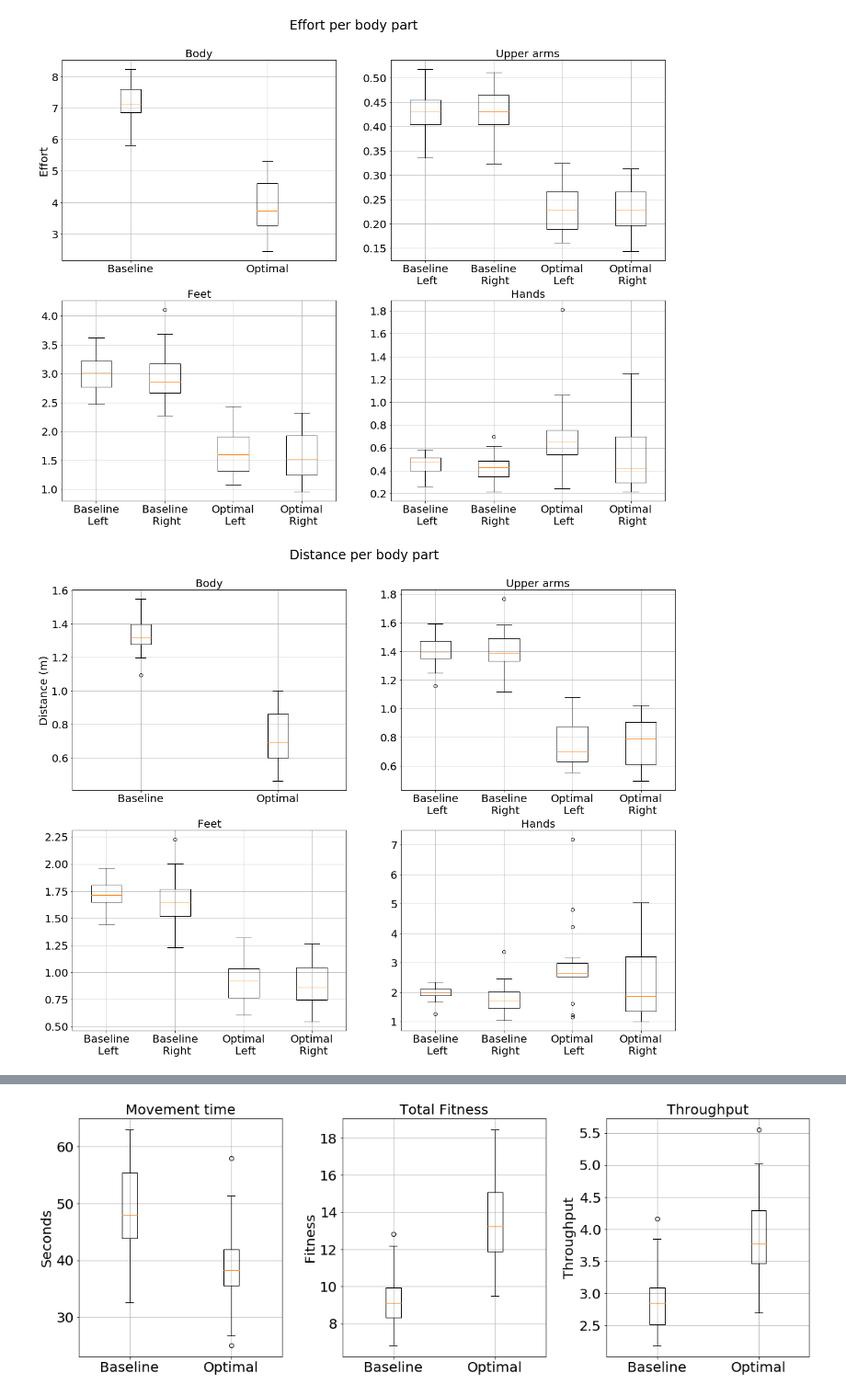
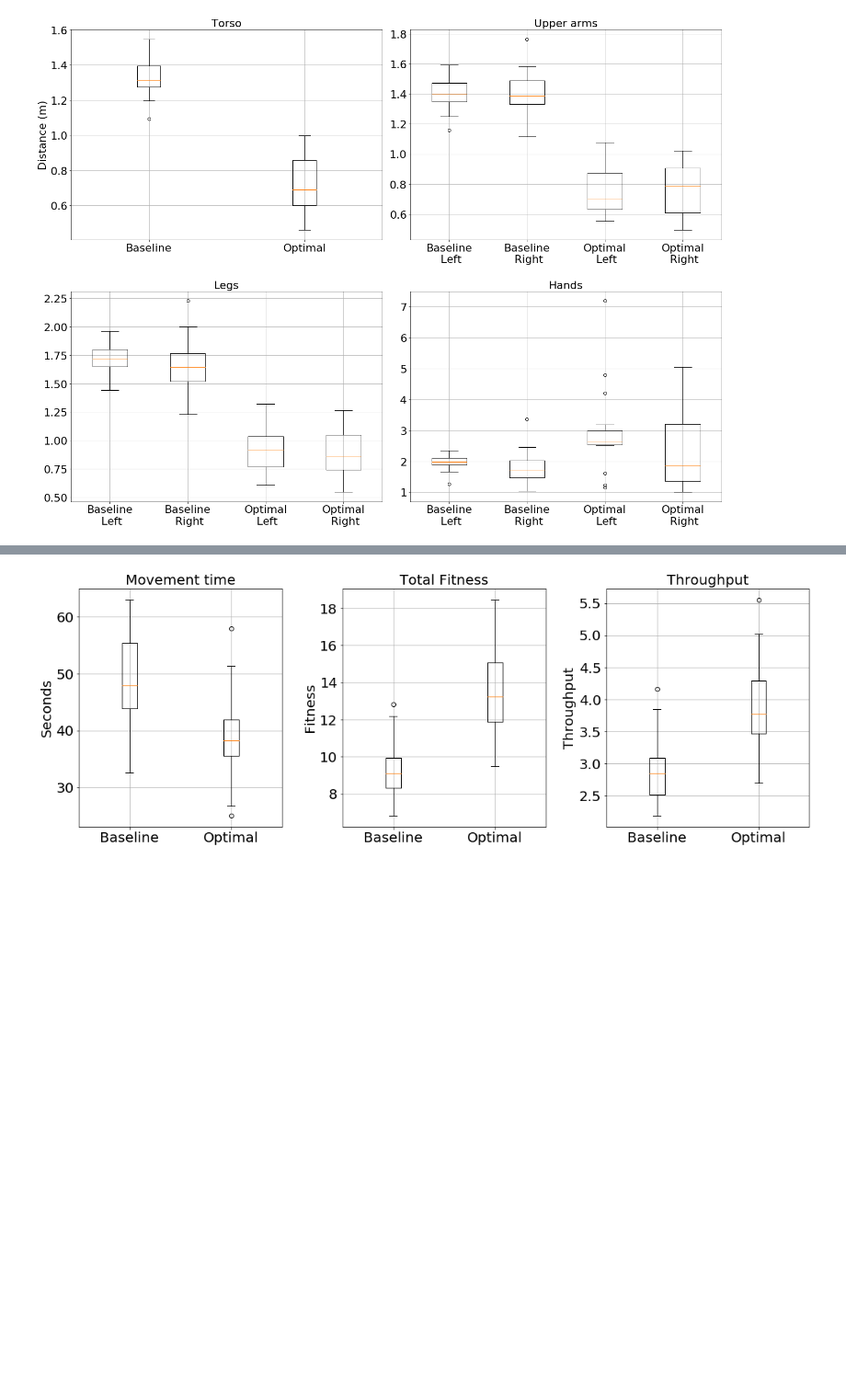
Before and after one commit to AndreeaStefan/SmartuistWrapper, a Jupyter notebook: evaluation/ResultsParticipants.ipynb, the cells around one changed output, grey strips where cells are left out. Shown at 92% size. Saved outputs shown, nothing was run; the diff lists cells and outputs as text; code cells hidden in the pictures; blank space fills up the shorter version.

```diff
--- a/evaluation/ResultsParticipants.ipynb
+++ b/evaluation/ResultsParticipants.ipynb
@@ -169,37 +169,37 @@ def plotResultsPerBodyPart(baseline, optimal, title, yLabel, filename, legends):
     (l_legend, r_legend) = legends
     bodyParts = ["Body", "Left Upper Arm", "Right Upper Arm" , "Right Foot" , "Left Foot", "Left Hand" , "Right Hand", ]
     baseline = np.array(baseline)
     optimal = np.array(optimal)
 
     fig, axs = plt.subplots(nrows = 2, ncols = 2, figsize=(20,15))
-    fig.suptitle(title, y = 0.95)
+#     fig.suptitle(title, y = 0.95)
 
 
     axs[0][0].boxplot([ baseline[:, 0], optimal[:, 0]], labels= [l_legend, r_legend])
     axs[0][1].boxplot([ baseline[:, 1], baseline[:, 2], optimal[:,1], optimal[:,2]],
                    labels= [l_legend + "\n Left", l_legend + "\n Right", r_legend +  "\n Left", r_legend + "\n Right"])
     axs[1][0].boxplot([ baseline[:, 4], baseline[:, 3], optimal[:, 4],  optimal[:, 3]],
                    labels= [l_legend +  "\n Left", l_legend + "\n Right",  r_legend + "\n Left", r_legend + "\n Right"])
 
     axs[1][1].boxplot([ baseline[:, 5], baseline[:, 6], optimal[:,5], optimal[:,6]],
                    labels= [l_legend +  "\n Left", l_legend + "\n Right", r_legend +  "\n Left", r_legend + "\n Right" ])
 
 
     axs[0][0].grid(True)
     axs[0][1].grid(True)
     axs[1][0].grid(True)
     axs[1][1].grid(True)
     axs[0][0].set_ylabel(yLabel)
-    axs[0][0].set_title('Body')
+    axs[0][0].set_title('Torso')
     axs[0][1].set_title('Upper arms')
-    axs[1][0].set_title('Feet')
+    axs[1][0].set_title('Legs')
     axs[1][1].set_title('Hands')
+    plt.tight_layout(w_pad=0.5, h_pad=1.5)
     plt.savefig(filename,bbox_inches='tight', dpi=150)
     plt.show()
 
-plotResultsPerBodyPart(effortBaseline, effortOptimal, "Effort per body part", "Effort", "EffortPerBodyPart", ("Baseline", "Optimal"))
+# plotResultsPerBodyPart(effortBaseline, effortOptimal, "Effort per body part", "Effort", "EffortPerBodyPart", ("Baseline", "Optimal"))
 plotResultsPerBodyPart(distBaseline, distOptimal, "Distance per body part", "Distance (m)", "DistancePerBodyPart", ("Baseline", "Optimal"))
-plotResultsPerBodyPart(distBaseline, distFirst2, "Distance per body part", "Distance (m)", "DistancePerBodyPart", ("Baseline", "Initial"))
+# plotResultsPerBodyPart(distBaseline, distFirst2, "Distance per body part", "Distance (m)", "DistancePerBodyPart", ("Baseline", "Initial"))
 # %% [output]
-[figure, old version]
+[figure, new version]
-[figure, removed]
```
Also changed, not shown: parts of 2 cells of this notebook.
